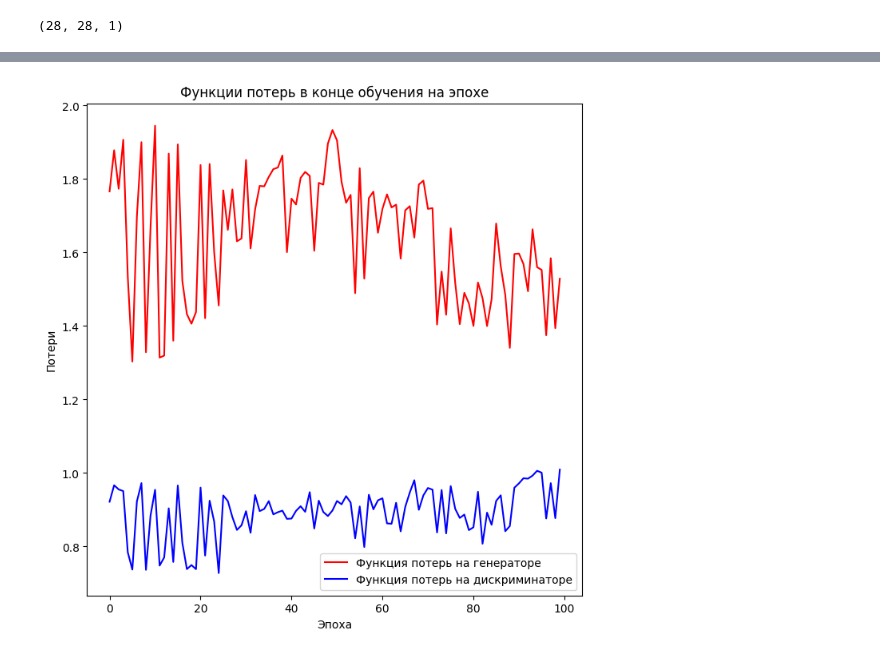
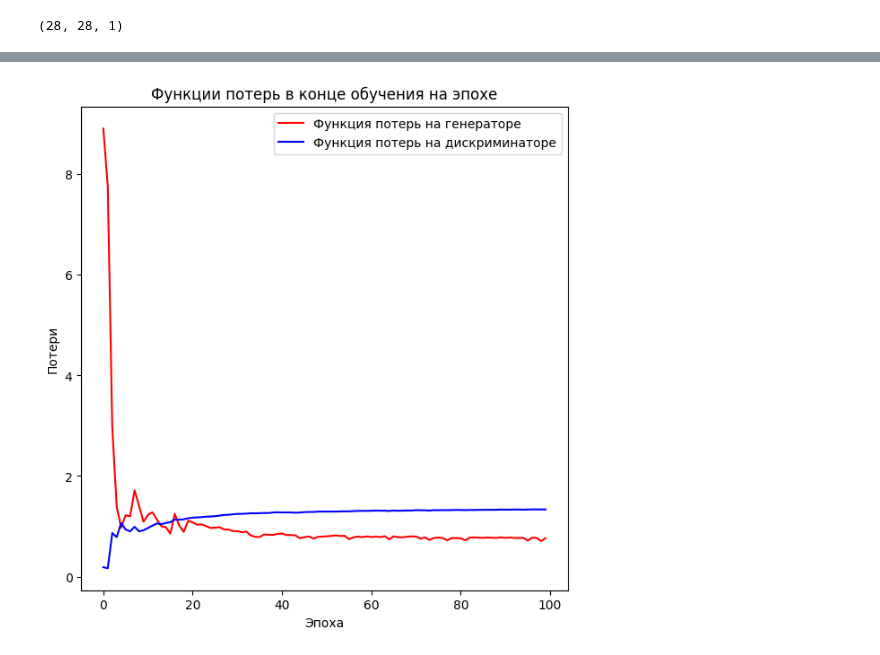
Before and after one commit to Maxxx-VS/The-Founder, a Jupyter notebook: 35_4_GAN_MNIST_fashion.ipynb, the cells around one changed output, grey strips where cells are left out. Cells and saved outputs as stored; diff of their text form; code cells hidden in the pictures.

```diff
--- a/35_4_GAN_MNIST_fashion.ipynb
+++ b/35_4_GAN_MNIST_fashion.ipynb
@@ -89,13 +96,13 @@ plt.show()
 # константы
 SIZE = 28                   # линейный размер изображений (одно измерение)
 INPUT_IMG = (SIZE, SIZE, 1) # размер входного изображений
-BATCH_SIZE = 64             # размер пакета для обучения
+BATCH_SIZE = 256             # размер пакета для обучения
 LATENT_DIM = 100            # размерность латентного пространства
 print(INPUT_IMG)
 # %% [output]
 (28, 28, 1)
 # %%
-train_images = train_images.astype(float)
+train_images = train_images.astype('float32')
 print(train_images.dtype)
 
 train_images = (train_images - 127.5) / 127.5
@@ -160,16 +166,16 @@ Model: "sequential_12"
 # %%
 def Discriminator():
-    model = tf.keras.models.Sequential()
-    model.add(tf.keras.layers.Input(INPUT_IMG))
+    model = tf.keras.Sequential()
+    model.add(layers.Conv2D(64, (5, 5), strides=(2, 2), padding='same', input_shape=[28, 28, 1]))
+    model.add(layers.LeakyReLU())
+    model.add(layers.Dropout(0.3))
 
-    model.add(tf.keras.layers.Conv2D(SIZE,4, strides=1, padding='same',kernel_initializer='he_normal', use_bias=False))
-    model.add(tf.keras.layers.BatchNormalization())
-    model.add(tf.keras.layers.LeakyReLU())
+    model.add(layers.Conv2D(128, (5, 5), strides=(2, 2), padding='same'))
+    model.add(layers.LeakyReLU())
+    model.add(layers.Dropout(0.3))
 
-    model.add(tf.keras.layers.Conv2D(SIZE*4,4, strides=1, padding='same',kernel_initializer='he_normal', use_bias=False))
-    model.add(tf.keras.layers.LeakyReLU())
-    model.add(tf.keras.layers.Flatten())
-    model.add(tf.keras.layers.Dense(1,activation = 'sigmoid'))
+    model.add(layers.Flatten())
+    model.add(layers.Dense(1))
 
     return model
 
@@ -291,13 +261,0 @@ plot_generated_images(4)
-# %%
-def loss_plot(G, D):
-    plt.figure(figsize=(8,8))
-    plt.plot(G,color='red',label='Функция потерь на генераторе')
-    plt.plot(D,color='blue',label='Функция потерь на дискриминаторе')
-    plt.legend()
-    plt.xlabel('Эпоха')
-    plt.ylabel('Потери')
-    plt.title('Функции потерь в конце обучения на эпохе')
-    plt.show()
-
-
-loss_plot(G, D)
@@ -340,15 +323,14 @@ plot_generated_images(4)
 # %%
 def loss_plot(G, D):
-    plt.figure(figsize=(8,8))
+    plt.figure(figsize=(7,7))
     plt.plot(G,color='red',label='Функция потерь на генераторе')
     plt.plot(D,color='blue',label='Функция потерь на дискриминаторе')
     plt.legend()
     plt.xlabel('Эпоха')
     plt.ylabel('Потери')
     plt.title('Функции потерь в конце обучения на эпохе')
     plt.show()
 
-
 loss_plot(G, D)
 # %% [output]
-[figure, old version]
+[figure, new version]
```
Also changed, not shown: parts of 21 cells of this notebook.
